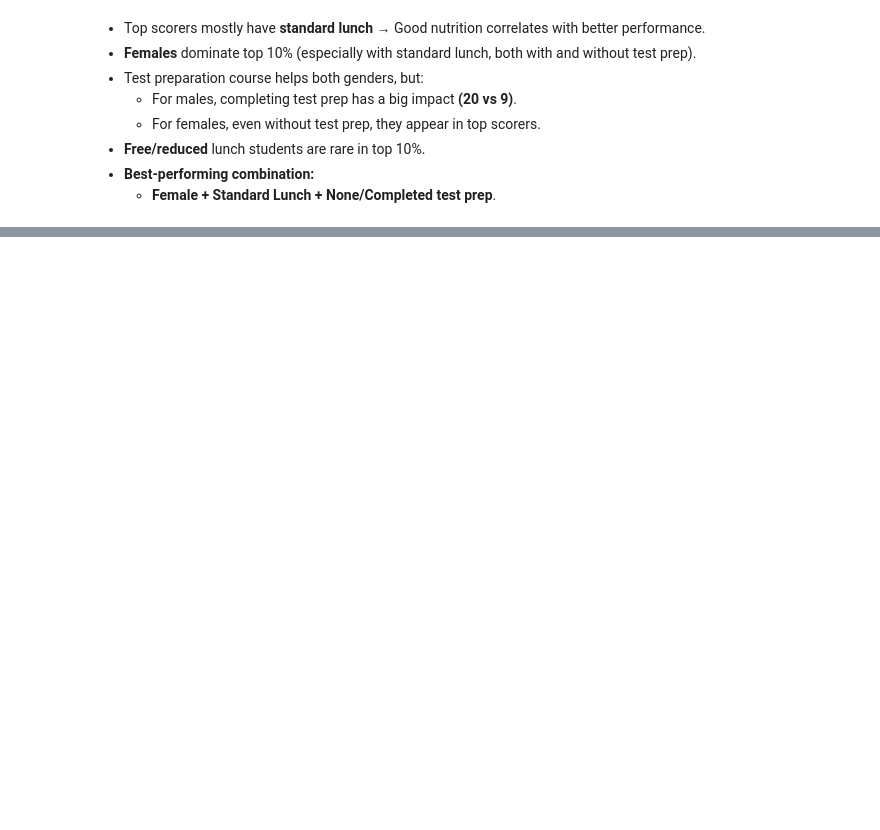
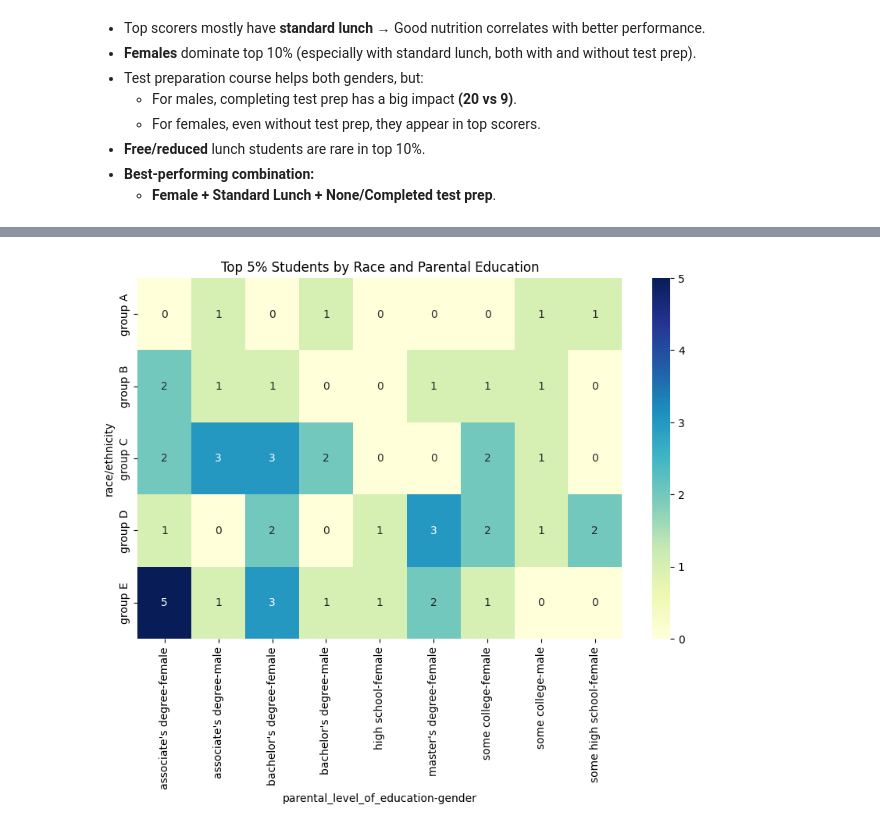
Before and after one commit to mariamkhan04/Student-Performance-Analysis---EDA, a Jupyter notebook: eda.ipynb, the cells around one changed output, grey strips where cells are left out. Cells and saved outputs as stored; diff of their text form; code cells hidden in the pictures; blank space fills up the shorter version.

```diff
--- a/eda.ipynb
+++ b/eda.ipynb
@@ -199,0 +245,6 @@ plt.show()
+# %%
+# identify top 5% students using quantile(0.95)
+top_5_percent = students_df[students_df['total_score'] >= students_df['total_score'].quantile(0.95)]
+
+# Group the top 5% students by gender, race, and parental education to see which demographics dominate among high performers
+top_5_percent.groupby(['gender', 'race/ethnicity', 'parental_level_of_education']).size()
@@ -199,0 +269,15 @@ plt.show()
+# %%
+pivot = top_5_percent.pivot_table(
+    index='race/ethnicity',
+    columns=['parental_level_of_education','gender'],
+    values='total_score',
+    aggfunc='count',
+    fill_value=0
+)
+# print(pivot)
+plt.figure(figsize=(10,6))
+sns.heatmap(pivot, annot=True, cmap="YlGnBu")
+plt.title("Top 5% Students by Race and Parental Education")
+plt.show()
+# %% [output]
+[figure, added]
```
Also changed, not shown: parts of 20 cells of this notebook, 2 other files.
